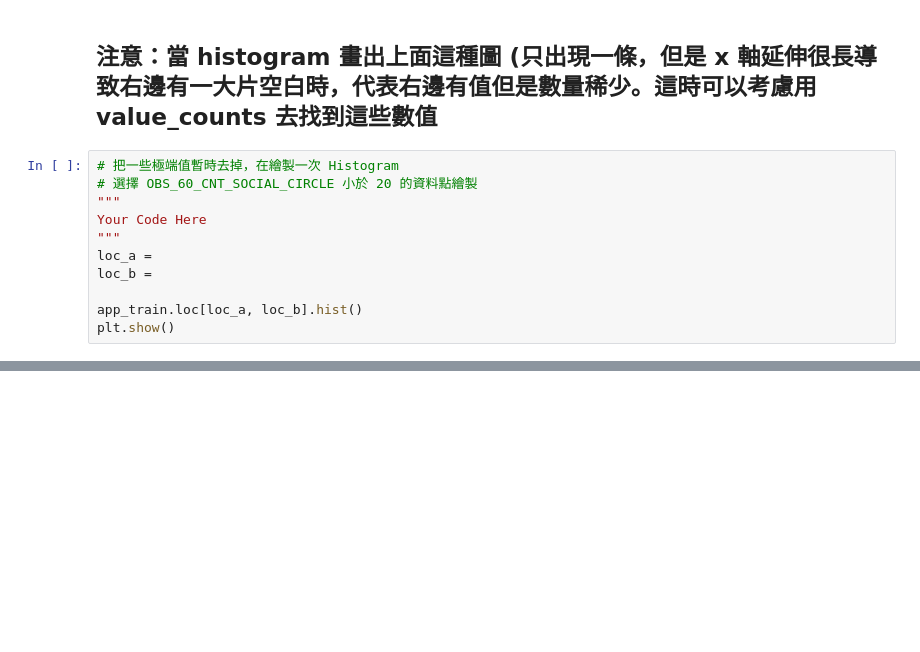
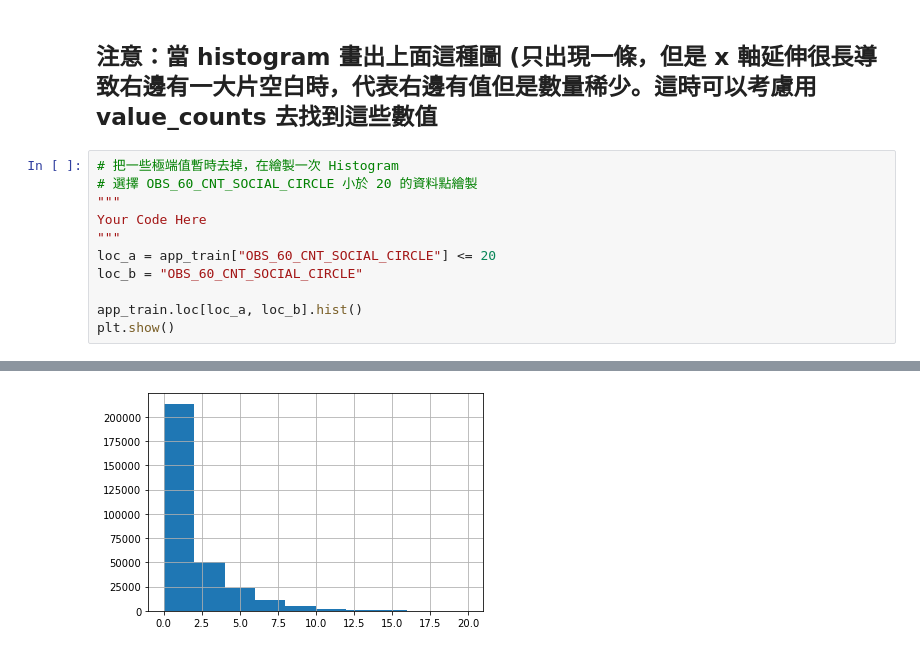
Before and after one commit to encoret25875/ML100Days, a Jupyter notebook: homework/Day_009/Day_009_HW.ipynb, the cells around one changed output, grey strips where cells are left out. Cells and saved outputs as stored; diff of their text form; blank space fills up the shorter version.

```diff
--- a/homework/Day_009/Day_009_HW.ipynb
+++ b/homework/Day_009/Day_009_HW.ipynb
@@ -220,8 +220,8 @@ Name: OBS_60_CNT_SOCIAL_CIRCLE, dtype: int64
 """
 Your Code Here
 """
-loc_a =
-loc_b =
+loc_a = app_train["OBS_60_CNT_SOCIAL_CIRCLE"] <= 20
+loc_b = "OBS_60_CNT_SOCIAL_CIRCLE"
 
 app_train.loc[loc_a, loc_b].hist()
 plt.show()
@@ -229,0 +229 @@ SyntaxError: invalid syntax (<ipython-input-9-4510e3e564de>, line 6)
+[figure, added]
```
Also changed, not shown: parts of 1 cell of this notebook.
